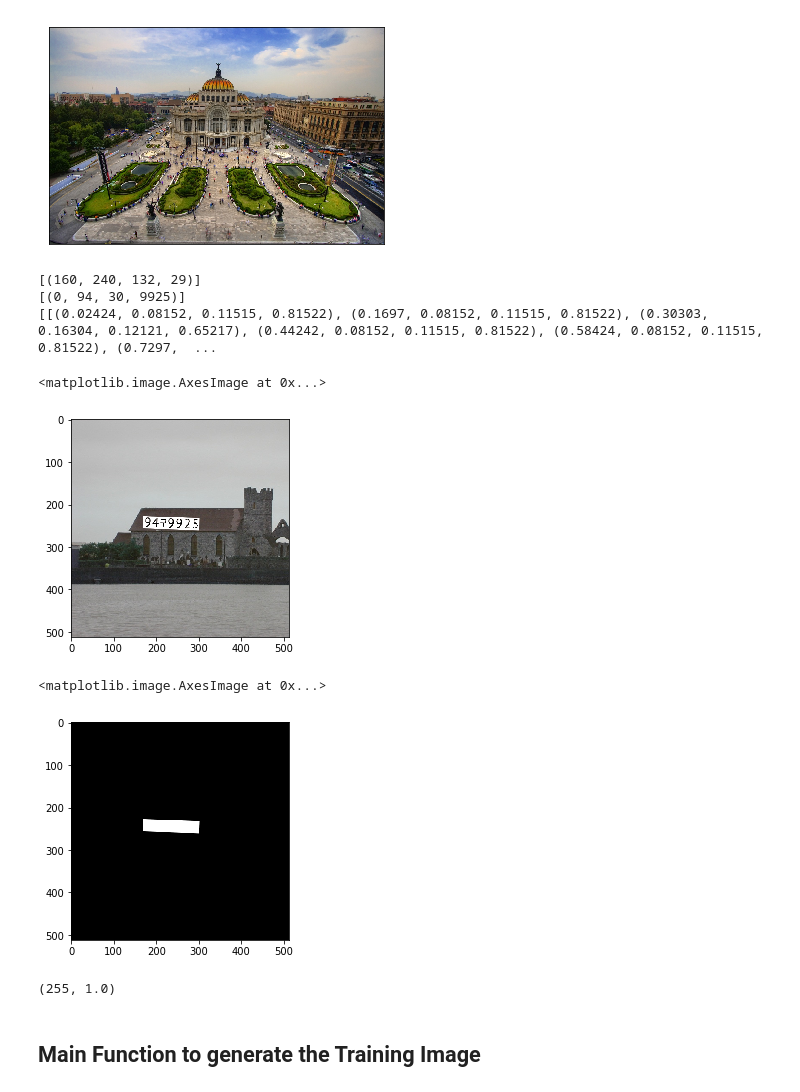
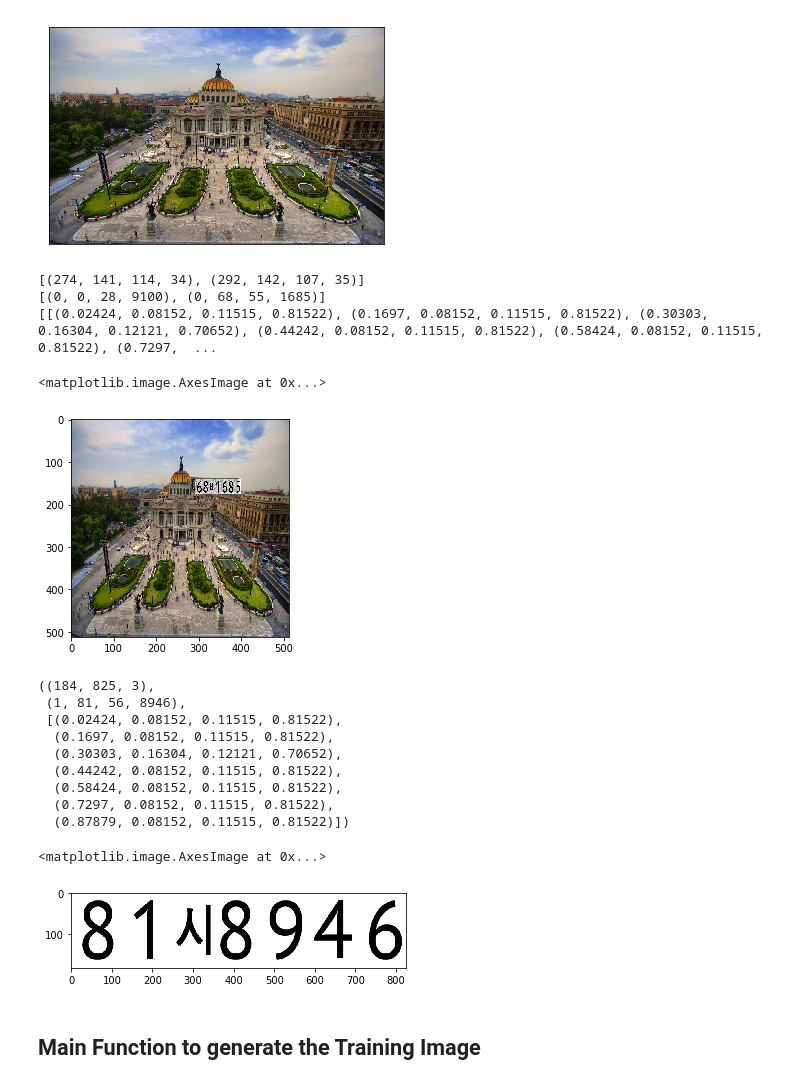
Before and after one commit to giallo41/license-plate-recognition, a Jupyter notebook: get_plate_data.ipynb, the cells around one changed output. Saved outputs shown, nothing was run; the diff lists cells and outputs as text; code cells hidden in the pictures.

Commit message:
data gen with random bg & dot

```diff
--- a/get_plate_data.ipynb
+++ b/get_plate_data.ipynb
@@ -177,7 +177,7 @@ def rtn_random_plate_img(cls):
 
     rtn_coord = [(20, 15, 95, 150 ), # in order of x, y, w, h
                  (140, 15, 95, 150 ),
-                 (250, 30, 100, 120),
+                 (250, 30, 100, 130),
                  (365, 15, 95, 150 ),
                  (482, 15, 95, 150 ),
                  (602, 15, 95, 150 ),
@@ -247,12 +247,12 @@ tmp = read_img('./bg-image/00001098.jpg', imshow = True)
 def generate_im():
 
     ## random pick bg
-    fname = "./bg-image/{:08d}.jpg".format(np.random.randint(0, 1100))
+    fname = './bg-image/00001098.jpg' #"./bg-image/{:08d}.jpg".format(np.random.randint(0, 1100))
     bg_img = read_img(fname, imshow=False)
     bg_img = cv2.resize(bg_img, (BG_WIDTH,BG_HEIGHT))
 
     plate_class = np.random.randint(0, 1) # 0 - no plate in bg 1- black-white
-    plate_num = np.random.randint(0, 3) # 0 - is no plate in img
+    plate_num = np.random.randint(1, 3) # 0 - is no plate in img
 
     obj_pos = []
     plate_img = []
@@ -273,8 +273,20 @@ def generate_im():
     mask_img = np.zeros(bg_img.shape)
     for i in range(plate_num):
         tmp_img, tmp_code, tmp_coord = rtn_random_plate_img(plate_class)
-        x_rand_resize = np.random.uniform(0.14, 0.20, 1)[0] #np.random.randint(1, 4)/10.
-        y_rand_resize = np.random.uniform(0.14, 0.28, 1)[0] #np.random.randint(1, 4)/10.
+
+        #random bg color
+        tmp_img = np.clip(tmp_img - 1.6/np.random.randint(2,10), 0, 1)
+
+        #random spot
+        for k in range(120):
+            spot_size = np.random.randint(4, 8)
+            noise_y = np.random.randint(0, tmp_img.shape[0]-spot_size)
+            noise_x = np.random.randint(0, tmp_img.shape[1]-spot_size)
+            noise = np.zeros((spot_size,spot_size,3))+.5
+            tmp_img[noise_y:noise_y+spot_size,noise_x:noise_x+spot_size,:] = noise
+
+        x_rand_resize = np.random.uniform(0.10, 0.14, 1)[0] #np.random.randint(1, 4)/10.
+        y_rand_resize = np.random.uniform(0.10, 0.22, 1)[0] #np.random.randint(1, 4)/10.
         tmp_img_resized = cv2.resize(tmp_img, None, fx=x_rand_resize,fy=y_rand_resize)
 
         p_h, p_w, _ = tmp_img_resized.shape
@@ -319,17 +331,26 @@ print (plate_code)
 print (plate_coord)
 plt.imshow(bg_img)
 # %% [output]
-[(160, 240, 132, 29)]
-[(0, 94, 30, 9925)]
-[[(0.02424, 0.08152, 0.11515, 0.81522), (0.1697, 0.08152, 0.11515, 0.81522), (0.30303, 0.16304, 0.12121, 0.65217), (0.44242, 0.08152, 0.11515, 0.81522), (0.58424, 0.08152, 0.11515, 0.81522), (0.7297,  ...
+[(274, 141, 114, 34), (292, 142, 107, 35)]
+[(0, 0, 28, 9100), (0, 68, 55, 1685)]
+[[(0.02424, 0.08152, 0.11515, 0.81522), (0.1697, 0.08152, 0.11515, 0.81522), (0.30303, 0.16304, 0.12121, 0.70652), (0.44242, 0.08152, 0.11515, 0.81522), (0.58424, 0.08152, 0.11515, 0.81522), (0.7297,  ...
 <matplotlib.image.AxesImage at 0x...>
-[figure, old version]
+[figure, new version]
+# %%
+tmp_img, tmp_code, tmp_coord = rtn_random_plate_img(1)
+tmp_img.shape, tmp_code, tmp_coord
+# %% [output]
+((184, 825, 3),
+ (1, 81, 56, 8946),
+ [(0.02424, 0.08152, 0.11515, 0.81522),
+  (0.1697, 0.08152, 0.11515, 0.81522),
+  (0.30303, 0.16304, 0.12121, 0.70652),
+  (0.44242, 0.08152, 0.11515, 0.81522),
+  (0.58424, 0.08152, 0.11515, 0.81522),
+  (0.7297, 0.08152, 0.11515, 0.81522),
+  (0.87879, 0.08152, 0.11515, 0.81522)])
 # %%
-plt.imshow(mask_img)
+plt.imshow(tmp_img)
 # %% [output]
 <matplotlib.image.AxesImage at 0x...>
-[figure, old version]
+[figure, new version]
-# %%
-bg_img.max(), mask_img.max()
-# %% [output]
-(255, 1.0)
```
Also changed, not shown: parts of 8 cells of this notebook.
